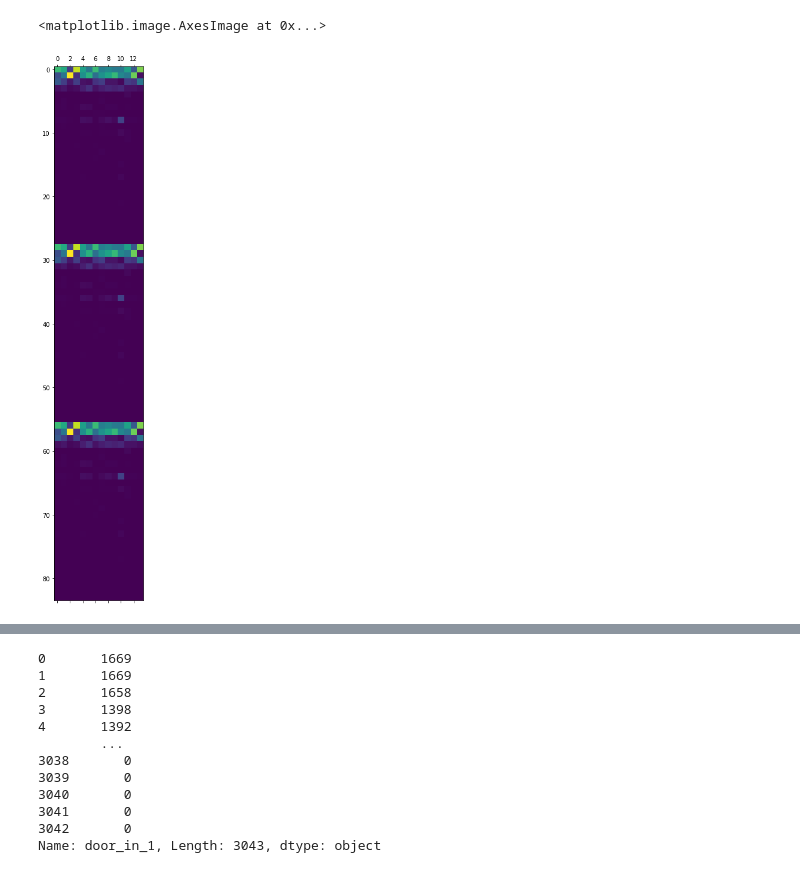
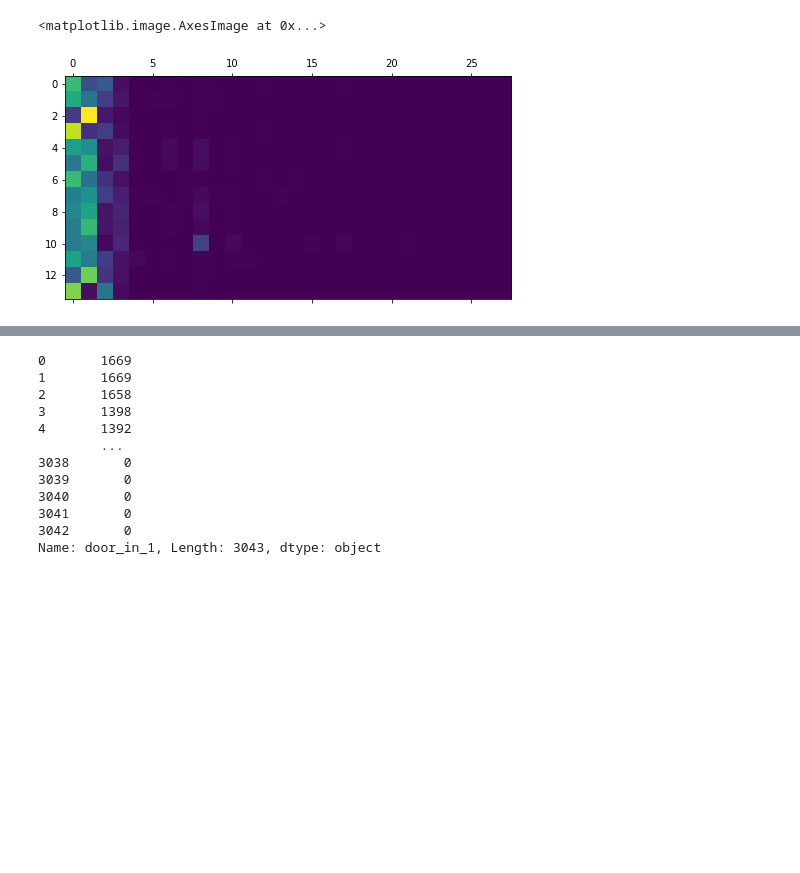
Before and after one commit to mmartelat/vdb_joha_marie, a Jupyter notebook: projetVdb.ipynb, the cells around one changed output, grey strips where cells are left out. Cells and saved outputs as stored; diff of their text form; code cells hidden in the pictures; blank space fills up the shorter version.

```diff
--- a/projetVdb.ipynb
+++ b/projetVdb.ipynb
@@ -441,26 +525,21 @@ plt.matshow(mat)
 # %%
-##Test B heatmap
+# meme chose heatmap mais avec dataframe
 localisation = ["door_in_1","door_in_2", "faucet_handle_1",
                 "faucet_handle_2", "sink_floor_1", "sink_floor_2",
                "soap_dispenser_1", "stall_in_1", "toilet_floor_1",
                "toilet_floor_2", "toilet_flush_handle_1",
                "toilet_flush_handle_2", "toilet_seat_1", "toilet_seat_2"]
 dfsub = df2.loc[df2['Nvx_taxo'] == "phylum"]
-dfsub_nb = dfphylum.loc[:,dfsub.columns.isin(localisation)]
-dfsub_nb.shape
-
+dfsub_nb = dfsub.loc[:,dfsub.columns.isin(localisation)]
 matB = pandas.DataFrame.to_numpy(dfsub_nb)
-matB.shape # ok: (84, 14) for phylum
+matB.shape # ok: (28, 14) for phylum
 #print([type(matB), type(matB[0][0])])  #  [<class 'numpy.ndarray'>, <class 'str'>]
 #transorm to integers:
 matB_int = matB.astype(np.float)
-plt.matshow(matB_int)
-
-# la dataframe pandas il faut aussi la reconstruire
-# pour faire disparaitre les triplicats.
+plt.matshow(matB_int.T)
 # %% [output]
 <matplotlib.image.AxesImage at 0x...>
-[figure, old version]
+[figure, new version]
 # %%
 import matplotlib.pyplot as plt
 
```
Also changed, not shown: parts of 14 cells of this notebook.
